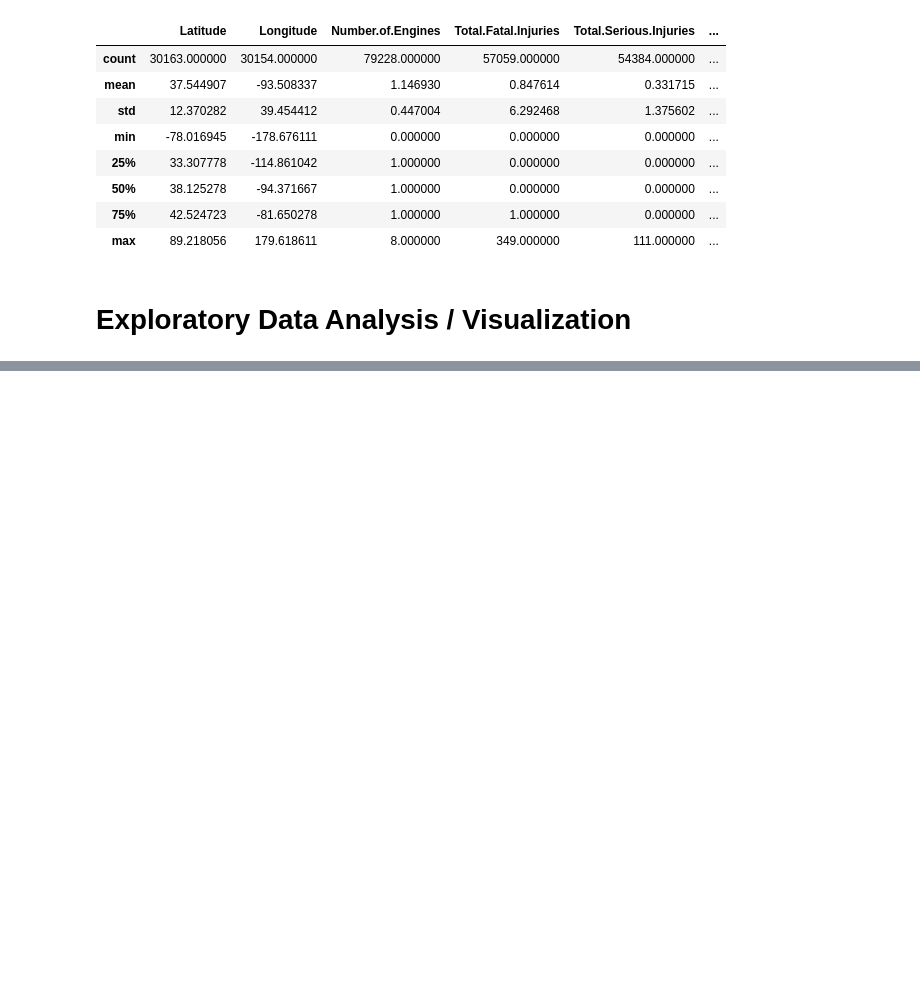
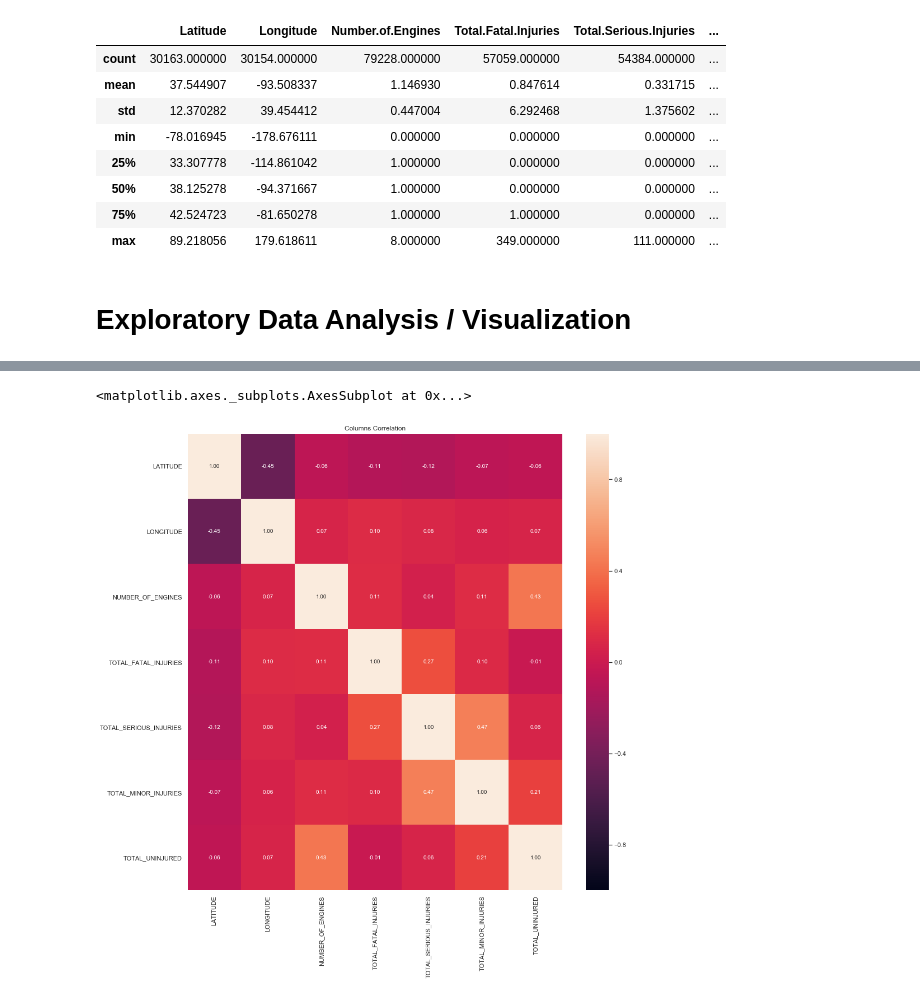
Before and after one commit to saobangmath/CZ1015---Miniproject, a Jupyter notebook: Miniproject.ipynb, the cells around one changed output, grey strips where cells are left out. Saved outputs shown, nothing was run; the diff lists cells and outputs as text; code cells hidden in the pictures; blank space fills up the shorter version.

Commit message:
Data cleaning and basic analysis

```diff
--- a/Miniproject.ipynb
+++ b/Miniproject.ipynb
@@ -124,0 +131,15 @@ data.describe()
+# %%
+clean_data =  pd.DataFrame(data)
+
+# convert all Column Names to UPPERCASE
+clean_data.columns = clean_data.columns.str.upper()
+# remove all dots from the Column Names
+clean_data.columns = clean_data.columns.str.replace(".", '_')
+# remove duplicate columns (if any)
+clean_data = clean_data.loc[:, ~data.columns.duplicated()]
+# remove any mising values from rows
+clean_data  = clean_data.dropna(how = 'any', axis = 0)
+# after removing missing values, reset the index
+clean_data = data.reset_index(drop = True)
+
+clean_data.head()
@@ -124,0 +169,7 @@ data.describe()
+# %%
+f, axes = plt.subplots(1, 1, figsize = (15, 15))
+plt.title("Columns Correlation")
+sb.heatmap(clean_data.corr(), vmin = -1, vmax = 1, annot = True, fmt = '.2f')
+# %% [output]
+<matplotlib.axes._subplots.AxesSubplot at 0x...>
+[figure, added]
```
Also changed, not shown: parts of 10 cells of this notebook.
